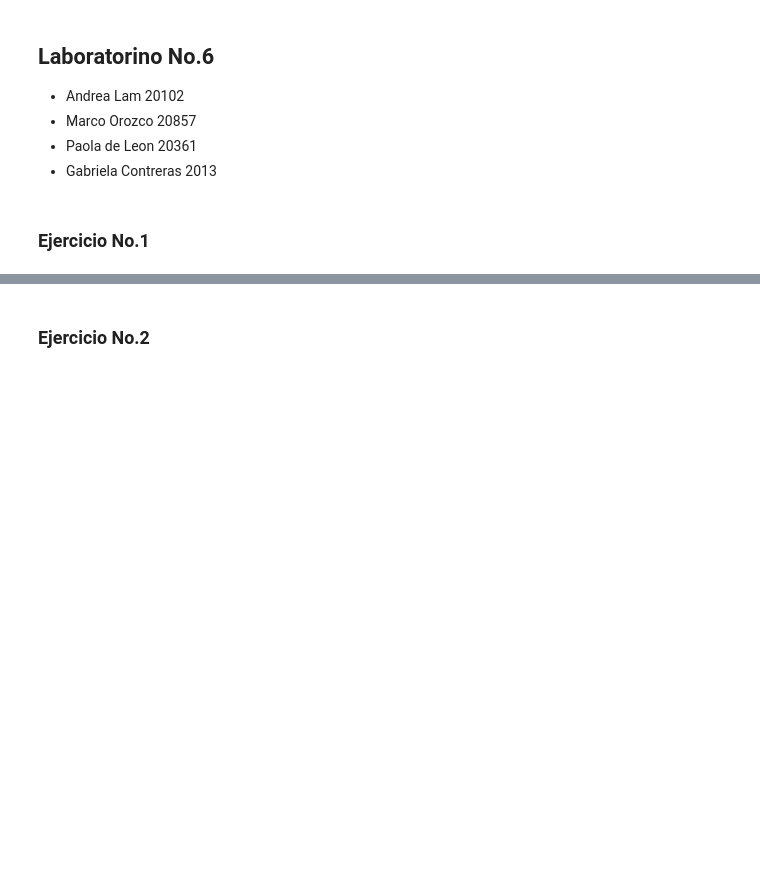
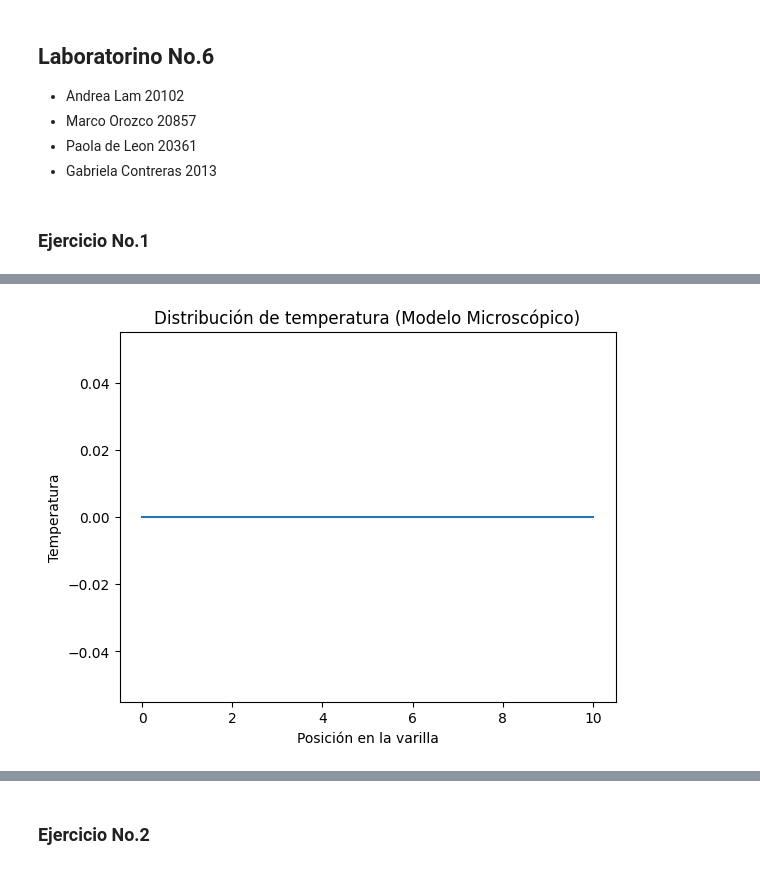
Before and after one commit to Paola-Contreras/Lab06-MS, a Jupyter notebook: lab6.ipynb, the cells around one changed output, grey strips where cells are left out. Saved outputs shown, nothing was run; the diff lists cells and outputs as text; code cells hidden in the pictures; blank space fills up the shorter version.

```diff
--- a/lab6.ipynb
+++ b/lab6.ipynb
@@ -235,0 +53,44 @@ IndexError: index 99 is out of bounds for axis 0 with size 99
+# %%
+def modelo_microscopico(longitud, duracion, num_pasos):
+    # Parámetros del modelo microscópico
+    kappa1 = 0.5  # Conductividad térmica del material 1
+    kappa2 = 1.0  # Conductividad térmica del material 2
+    tamano_paso = longitud / num_pasos
+    dt = duracion / num_pasos
+
+    # Inicializar la distribución de temperatura
+    temperatura = np.zeros(num_pasos + 1)
+    temperatura_nueva = np.copy(temperatura)
+
+    for i in range(num_pasos):
+        for j in range(1, num_pasos):
+            if j <= num_pasos // 2:
+                # Modelo microscópico para material 1
+                temperatura_nueva[j] = temperatura[j] + kappa1 * dt / tamano_paso**2 * (
+                    temperatura[j + 1] - 2 * temperatura[j] + temperatura[j - 1])
+            else:
+                # Modelo microscópico para material 2
+                temperatura_nueva[j] = temperatura[j] + kappa2 * dt / tamano_paso**2 * (
+                    temperatura[j + 1] - 2 * temperatura[j] + temperatura[j - 1])
+
+        # Actualizar la temperatura en el siguiente paso de tiempo
+        temperatura, temperatura_nueva = temperatura_nueva, temperatura
+
+    return temperatura
+
+# Parámetros del problema
+longitud_varilla = 10.0  # Longitud de la varilla
+duracion_simulacion = 10.0  # Duración de la simulación
+num_pasos_temporales = 100  # Número de pasos de tiempo
+
+# Calcular la distribución de temperatura usando el modelo microscópico
+temperaturas_micro = modelo_microscopico(longitud_varilla, duracion_simulacion, num_pasos_temporales)
+
+# Visualizar la distribución de temperatura
+plt.plot(np.linspace(0, longitud_varilla, num_pasos_temporales + 1), temperaturas_micro)
+plt.xlabel('Posición en la varilla')
+plt.ylabel('Temperatura')
+plt.title('Distribución de temperatura (Modelo Microscópico)')
+plt.show()
+# %% [output]
+[figure, added]
```
Also changed, not shown: parts of 18 cells of this notebook.
